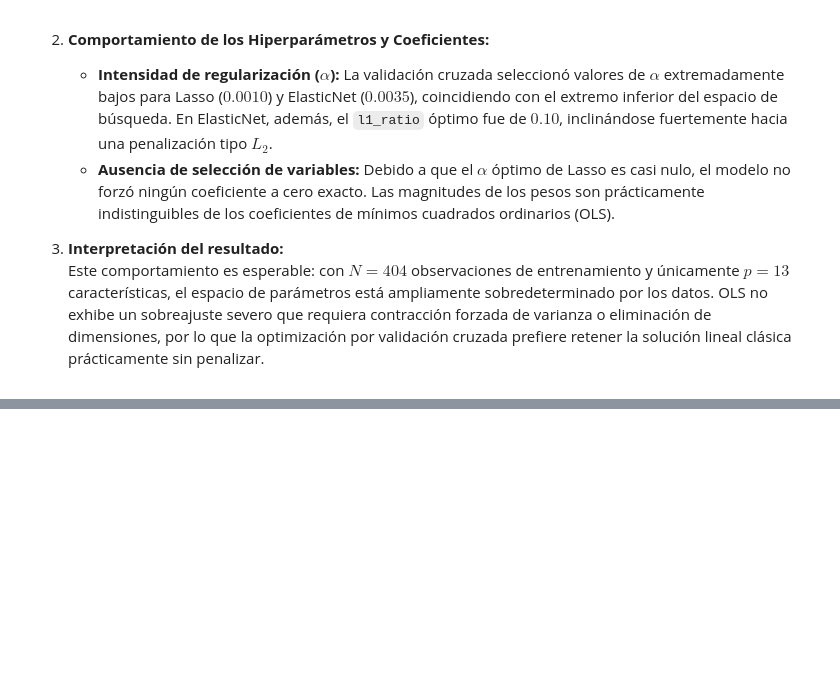
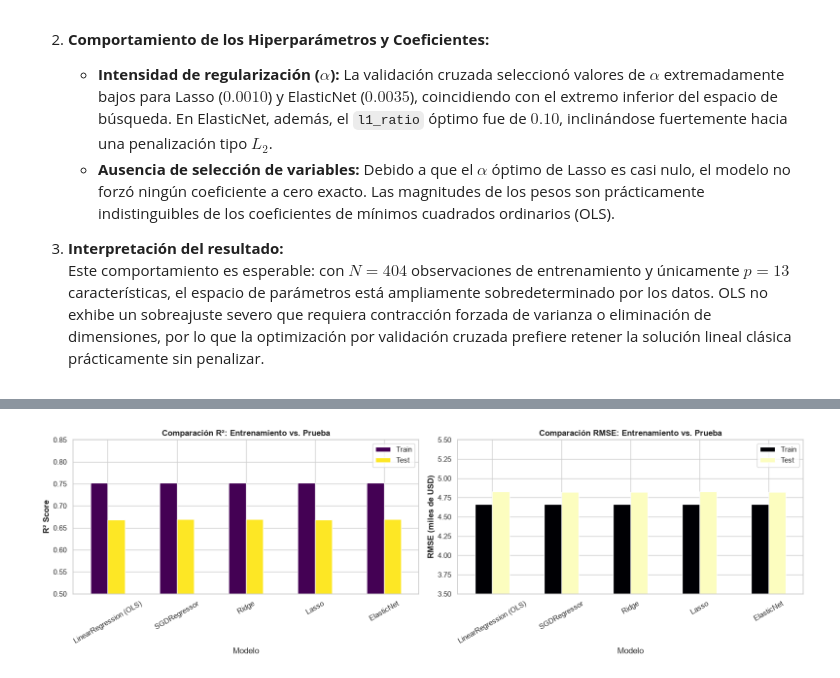
Before and after one commit to Juliansilva1/TP_AA1_Aiup_Paoloni_Silva, a Jupyter notebook: src/TP-regresion-AA1.ipynb, the cells around one changed output, grey strips where cells are left out. Drawn from its saved outputs; the diff is of its cells as text; code cells hidden in the pictures; blank space fills up the shorter version.

Commit message:
obtencion de metricas adecuadas

```diff
--- a/src/TP-regresion-AA1.ipynb
+++ b/src/TP-regresion-AA1.ipynb
@@ -867,0 +900,84 @@ Variables anuladas exactamente por Lasso: []
+# %%
+from sklearn.metrics import (
+    mean_absolute_error,
+    mean_absolute_percentage_error,
+    mean_squared_error,
+    r2_score,
+)
+
+
+# Función de métricas extendida con R2, RMSE, MAE y MAPE
+def calcular_metricas_completas(y_real, y_predicho):
+    return {
+        "R2": r2_score(y_real, y_predicho),
+        "RMSE": np.sqrt(mean_squared_error(y_real, y_predicho)),
+        "MAE": mean_absolute_error(y_real, y_predicho),
+        "MAPE (%)": mean_absolute_percentage_error(y_real, y_predicho) * 100,
+    }
+
+
+# Diccionario con todos los modelos ya ajustados
+modelos = {
+    "LinearRegression (OLS)": regresion_lineal,
+    "SGDRegressor": sgd,
+    "Ridge": ridge_cv,
+    "Lasso": lasso_cv,
+    "ElasticNet": elastic_cv,
+}
+
+# Construcción de la tabla comparativa para Train y Test
+filas_metricas = []
+
+for nombre, modelo in modelos.items():
+    # Predicciones
+    y_tr_pred = modelo.predict(X_train_escalado)
+    y_te_pred = modelo.predict(X_test_escalado)
+
+    # Métricas
+    m_train = calcular_metricas_completas(y_train, y_tr_pred)
+    m_test = calcular_metricas_completas(y_test, y_te_pred)
+
+    filas_metricas.append(
+        {
+            "Modelo": nombre,
+            "R2 (Train)": m_train["R2"],
+            "R2 (Test)": m_test["R2"],
+            "RMSE (Train)": m_train["RMSE"],
+            "RMSE (Test)": m_test["RMSE"],
+            "MAE (Train)": m_train["MAE"],
+            "MAE (Test)": m_test["MAE"],
+            "MAPE % (Train)": m_train["MAPE (%)"],
+            "MAPE % (Test)": m_test["MAPE (%)"],
+        }
+    )
+
+df_metricas_comparativas = pd.DataFrame(filas_metricas).set_index("Modelo")
+print("=== Comparativa de Rendimiento Integral: Train vs. Test ===")
+display(df_metricas_comparativas)
+
+# Visualización comparativa de RMSE y R2 entre Train y Test
+fig, axes = plt.subplots(ncols=2, figsize=(16, 5))
+
+df_metricas_comparativas[["R2 (Train)", "R2 (Test)"]].plot(
+    kind="bar", ax=axes[0], colormap="viridis", ylim=(0.5, 0.85)
+)
+axes[0].set_title(
+    "Comparación R²: Entrenamiento vs. Prueba", fontweight="bold"
+)
+axes[0].set_ylabel("R² Score", fontweight="bold")
+axes[0].tick_params(axis="x", rotation=30)
+axes[0].legend(["Train", "Test"])
+
+df_metricas_comparativas[["RMSE (Train)", "RMSE (Test)"]].plot(
+    kind="bar", ax=axes[1], colormap="magma", ylim=(3.5, 5.5)
+)
+axes[1].set_title(
+    "Comparación RMSE: Entrenamiento vs. Prueba", fontweight="bold"
+)
+axes[1].set_ylabel("RMSE (miles de USD)", fontweight="bold")
+axes[1].tick_params(axis="x", rotation=30)
+axes[1].legend(["Train", "Test"])
+
+plt.tight_layout()
+plt.show()
+# %% [output]
@@ -867,0 +992 @@ Variables anuladas exactamente por Lasso: []
+[figure, added]
```
Also changed, not shown: parts of 3 cells of this notebook.
